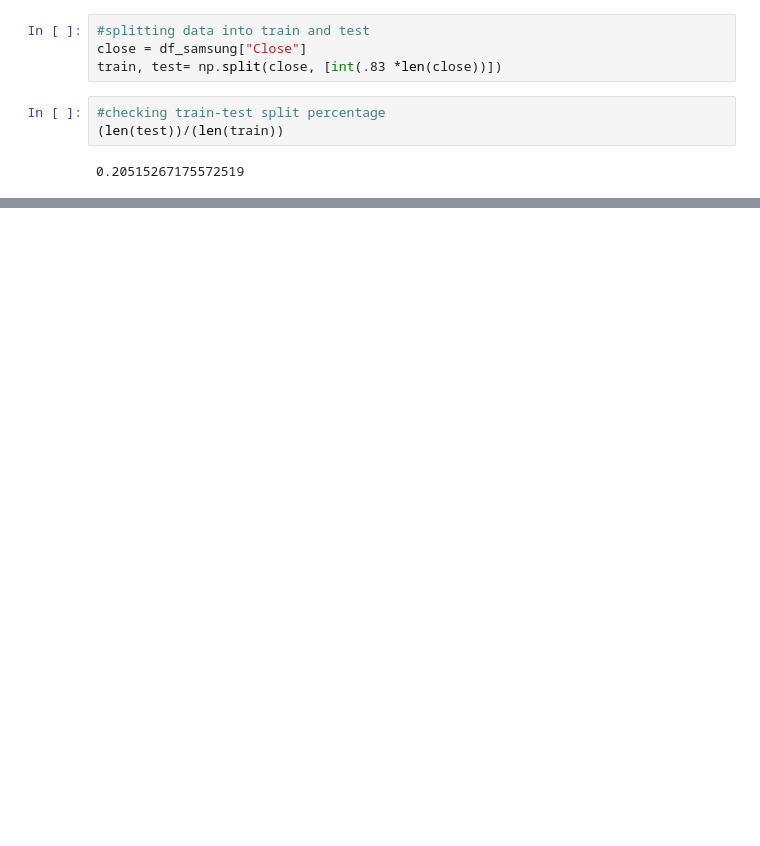
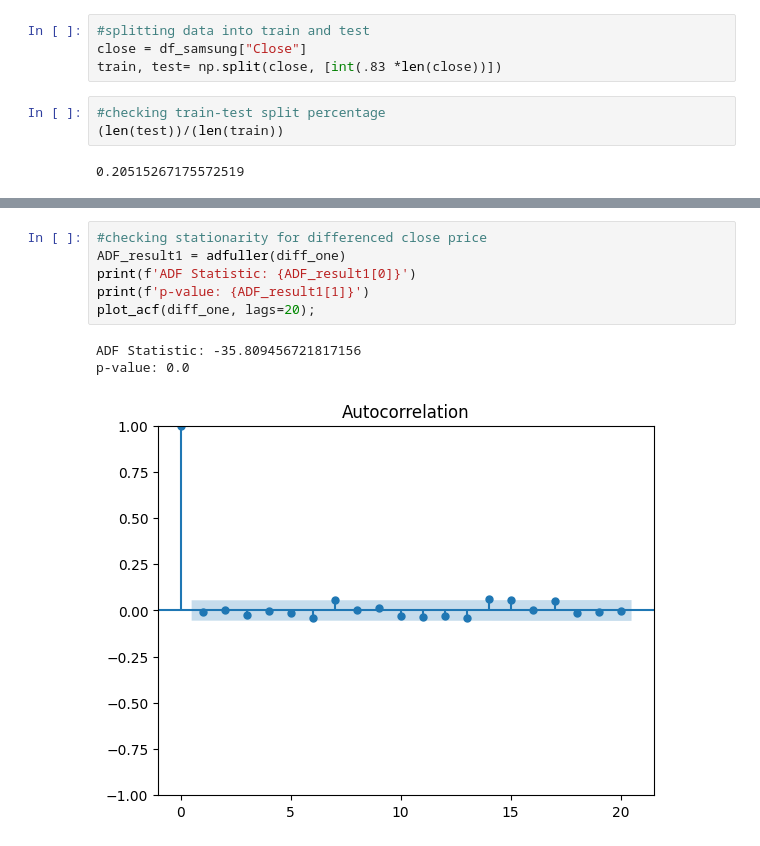
Before and after one commit to SrikarArepalli/Finance, a Jupyter notebook: SamsungElectronics.ipynb, the cells around one changed output, grey strips where cells are left out. Drawn from its saved outputs; the diff is of its cells as text; blank space fills up the shorter version.

```diff
--- a/SamsungElectronics.ipynb
+++ b/SamsungElectronics.ipynb
@@ -68,0 +88,10 @@ train, test= np.split(close, [int(.83 *len(close))])
+# %%
+#checking stationarity for differenced close price
+ADF_result1 = adfuller(diff_one)
+print(f'ADF Statistic: {ADF_result1[0]}')
+print(f'p-value: {ADF_result1[1]}')
+plot_acf(diff_one, lags=20);
+# %% [output]
+ADF Statistic: -35.809456721817156
+p-value: 0.0
+[figure, added]
```
Also changed, not shown: parts of 9 cells of this notebook.
